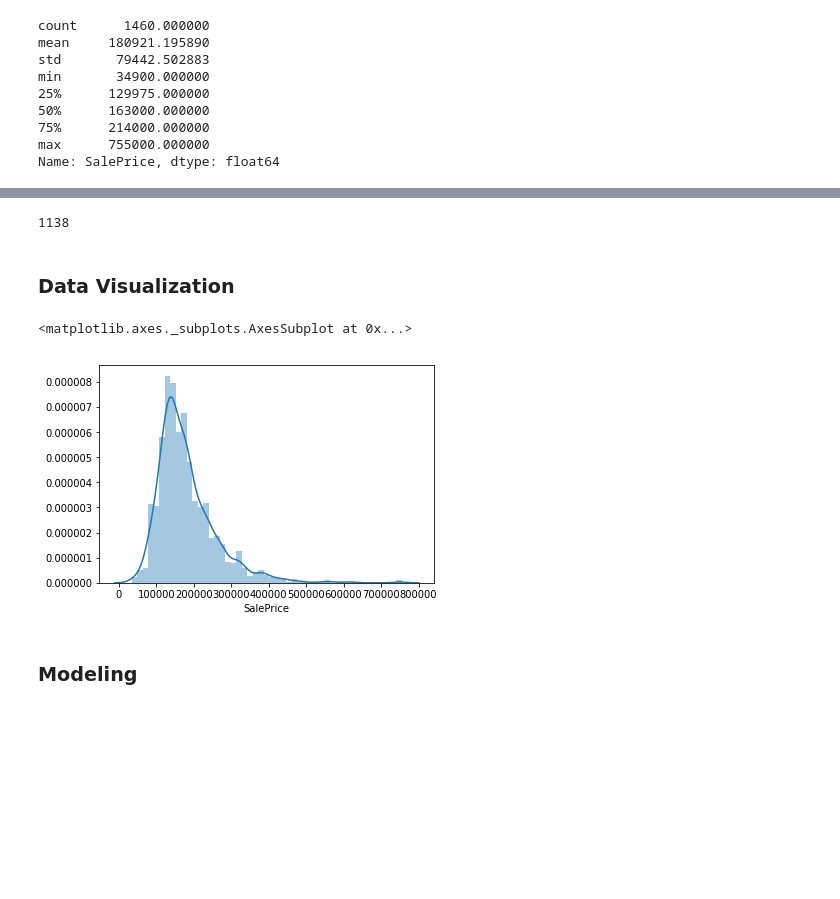
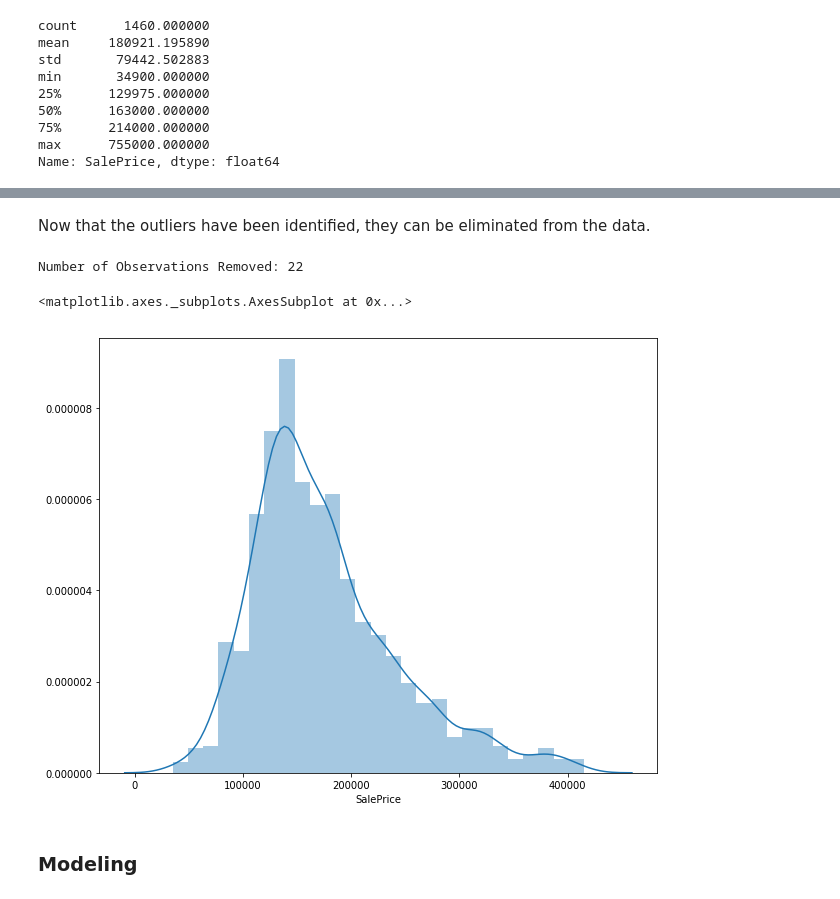
Before and after one commit to asfabiano/byu_econ_applied_machine_learning, a Jupyter notebook: homeworks/HW2/Homework_2.ipynb, the cells around one changed output, grey strips where cells are left out. Cells and saved outputs as stored; diff of their text form; code cells hidden in the pictures; blank space fills up the shorter version.

Commit message:
finished visualization for saleprice distribution

```diff
--- a/homeworks/HW2/Homework_2.ipynb
+++ b/homeworks/HW2/Homework_2.ipynb
@@ -52,6 +52,7 @@ from sklearn.preprocessing import StandardScaler
 from sklearn.metrics import mean_squared_error, r2_score
 import seaborn as sns #plt.style.use("seaborn")
 %matplotlib inline
+plt.rcParams['figure.figsize'] = [10,8] # sets plot size
 # %% [markdown]
 ### Data Cleaning
 # %%
@@ -244,19 +238,18 @@ len(target)
+# %% [markdown]
+Now that the outliers have been identified, they can be eliminated from the data.
 # %%
 from scipy import stats
-train_NO = train[(np.abs(stats.zscore(train)) < 3).all(axis=1)]
+# Removes observations lying outside of 3 standard deviations away from the mean SalePrice
+train_NO = train[(np.abs(stats.zscore(train.SalePrice)) < 3)]
-# %%
-len(train_NO)
-# %% [output]
-1138
-# %% [markdown]
-### Data Visualization
+# %%
+print("Number of Observations Removed: {}".format(len(train)-len(train_NO)))
+# %% [output]
+Number of Observations Removed: 22
 # %%
-sns.distplot(train.SalePrice) #regularize
-
-### Linear Regression
+sns.distplot(train_NO.SalePrice)
 # %% [output]
 <matplotlib.axes._subplots.AxesSubplot at 0x...>
-[figure, old version]
+[figure, new version]
 # %% [markdown]
 ### Modeling
 # %% [markdown]
```
Also changed, not shown: parts of 26 cells of this notebook, 1 other file.
